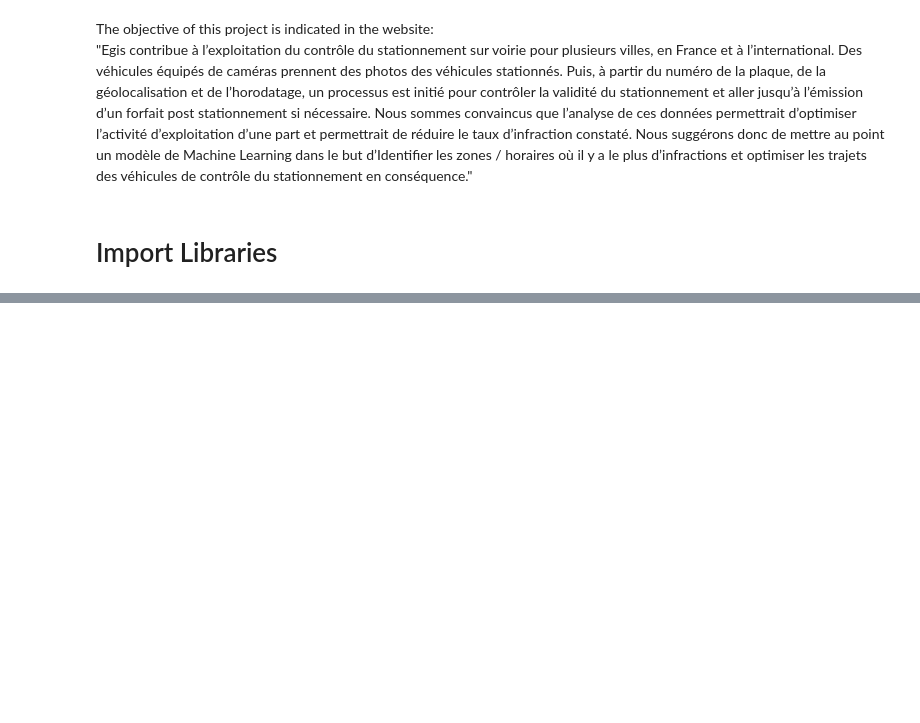
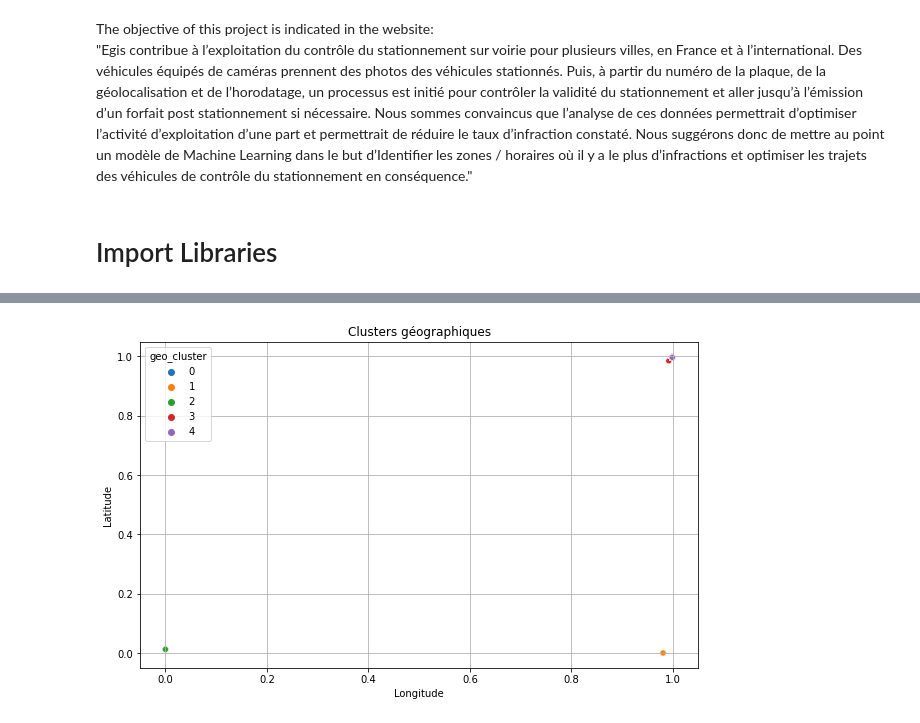
Before and after one commit to FrozenPasta/Egis_Datacraft, a Jupyter notebook: egisData.ipynb, the cells around one changed output, grey strips where cells are left out. Saved outputs shown, nothing was run; the diff lists cells and outputs as text; code cells hidden in the pictures; blank space fills up the shorter version.

```diff
--- a/egisData.ipynb
+++ b/egisData.ipynb
@@ -45,0 +74,18 @@ print(X_train.head(100).to_string(index=False))
+# %%
+X_train["hour_sin"] = np.sin(2 * np.pi * X_train["hour"] / 24)
+X_train["hour_cos"] = np.cos(2 * np.pi * X_train["hour"] / 24)
+X_train["is_weekend"] = X_train["day_of_week"] >= 5
+
+X_test["hour_sin"] = np.sin(2 * np.pi * X_test["hour"] / 24)
+X_test["hour_cos"] = np.cos(2 * np.pi * X_test["hour"] / 24)
+X_test["is_weekend"] = X_test["day_of_week"] >= 5
+# %%
+from sklearn.cluster import KMeans
+
+# X = X_test[["latitude_scaled", "longitude_scaled"]]
+# kmeans = KMeans(n_clusters=5)
+# X_test["geo_cluster"] = kmeans.fit_predict(X)
+
+X_tr = X_train[["latitude_scaled", "longitude_scaled"]]
+kmeans = KMeans(n_clusters=5)
+X_train["geo_cluster"] = kmeans.fit_predict(X_tr)
@@ -45,0 +108,13 @@ print(X_train.head(100).to_string(index=False))
+# %%
+import seaborn as sns
+import matplotlib.pyplot as plt
+
+plt.figure(figsize=(10, 6))
+sns.scatterplot(data=X_train, x="longitude_scaled", y="latitude_scaled", hue="geo_cluster", palette="tab10")
+plt.title("Clusters géographiques")
+plt.xlabel("Longitude")
+plt.ylabel("Latitude")
+plt.grid(True)
+plt.show()
+# %% [output]
+[figure, added]
```
Also changed, not shown: parts of 8 cells of this notebook.
